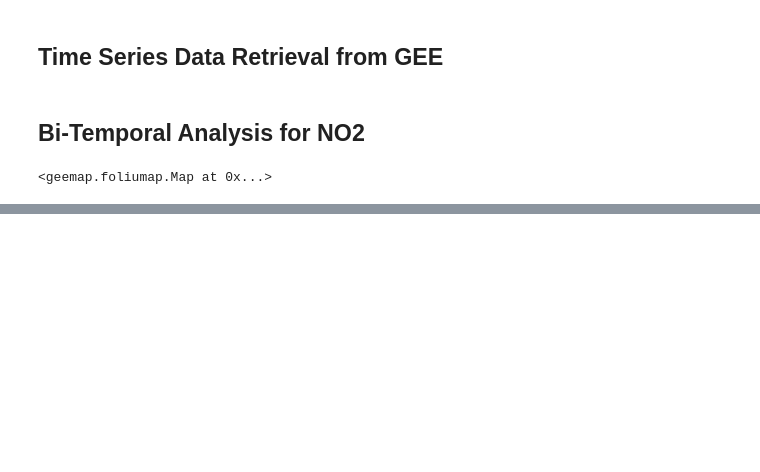
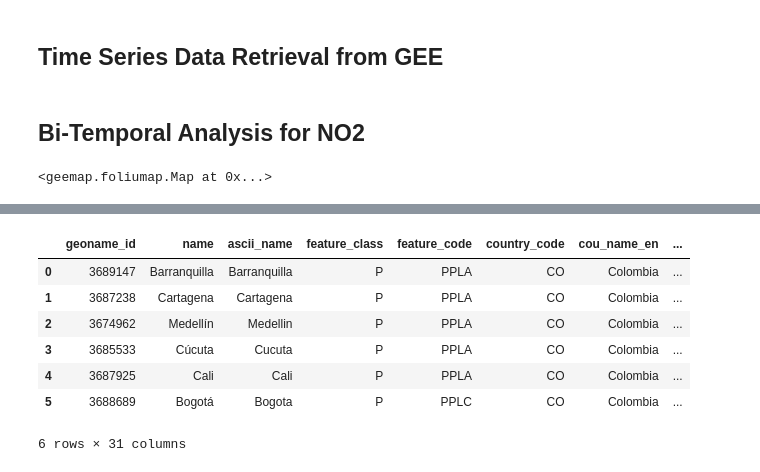
Before and after one commit to mdominguezd/AQ_Sent5P_TS_BFAST, a Jupyter notebook: AQ_GEE_DataRetrieval.ipynb, the cells around one changed output, grey strips where cells are left out. Drawn from its saved outputs; the diff is of its cells as text; code cells hidden in the pictures; blank space fills up the shorter version.

```diff
--- a/AQ_GEE_DataRetrieval.ipynb
+++ b/AQ_GEE_DataRetrieval.ipynb
@@ -79,8 +97,8 @@ city_names = cities['name'].values
 # Download the 12 Time Series from Google Earth Engine
 
 # Set dates and point of interest for filtering data
-start_date = '2018-07-01'
-end_date = '2022-07-01'
+start_date = '2020-01-01'
+end_date = '2020-12-31'
 
 for i in range(len(coords)):
 
@@ -109,17 +127,17 @@ for i in range(len(coords)):
     TS_PM =  get_TimeSeries(S_5P_PM, poi)
 
     # Export timeseries as csv files
-    TS_N.to_csv('output/TS/'+city_names[i]+'_NO2_TimeSeries.csv')
-    TS_S.to_csv('output/TS/'+city_names[i]+'_SO2_TimeSeries.csv')
-    TS_PM.to_csv('output/TS/'+city_names[i]+'_AER_TimeSeries.csv')
+    TS_N.to_csv('output/TS/'+city_names[i]+'_NO2_TimeSeries_2020.csv')
+    TS_S.to_csv('output/TS/'+city_names[i]+'_SO2_TimeSeries_2020.csv')
+    TS_PM.to_csv('output/TS/'+city_names[i]+'_AER_TimeSeries_2020.csv')
 # %% [markdown]
 ## Bi-Temporal Analysis for NO2
 # %%
-dates_2019 = ['2019-03-01', '2019-05-01']
+dates_2019 = ['2019-03-25', '2019-06-30']
 
-dates_2020 = ['2020-03-01', '2020-05-01']
+dates_2020 = ['2020-03-25', '2020-06-30']
 
-dates_2021 = ['2021-03-01', '2021-05-01']
+dates_2021 = ['2021-03-25', '2021-06-30']
 
 Study_Cities = ee.Geometry.MultiPoint(coords = list(coords.apply(lambda df: [df.iloc[0], df.iloc[1]], axis = 1)))
 
@@ -146,2 +188,42 @@ Map
 # %%
 Map.to_html(filename='output/NO2_AQ_Colombia.html', title='NO2_Colombia', width='100%', height='880px')
+# %%
+S_5P_S_2019 = ee.ImageCollection('COPERNICUS/S5P/OFFL/L3_SO2').filterBounds(Study_Cities).filterDate(dates_2019[0], dates_2019[1]).select('SO2_column_number_density').mean().clip(Study_Cities.buffer(10000))
+S_5P_S_2020 = ee.ImageCollection('COPERNICUS/S5P/OFFL/L3_SO2').filterBounds(Study_Cities).filterDate(dates_2020[0], dates_2020[1]).select('SO2_column_number_density').mean().clip(Study_Cities.buffer(10000))
+S_5P_S_2021 = ee.ImageCollection('COPERNICUS/S5P/OFFL/L3_SO2').filterBounds(Study_Cities).filterDate(dates_2021[0], dates_2021[1]).select('SO2_column_number_density').mean().clip(Study_Cities.buffer(10000))
+# %%
+def get_stats(image, year, contaminant):
+    NO2_mean = []
+    NO2_std = []
+
+    for i in range(len(cities)):
+        NO2_mean.append(list(image.reduceRegion(reducer = ee.Reducer.mean(),
+                                           scale = 1000,
+                                           geometry = ee.Geometry.Point(Study_Cities.coordinates().get(i)).buffer(10000)).getInfo().values())[0])
+
+        NO2_std.append(list(image.reduceRegion(reducer = ee.Reducer.stdDev(),
+                                               scale = 1000,
+                                               geometry = ee.Geometry.Point(Study_Cities.coordinates().get(i)).buffer(10000)).getInfo().values())[0])
+
+
+    cities[contaminant + '_'+year+'_mean'] = NO2_mean
+    cities[contaminant + '_'+year+'_std'] = NO2_std
+
+    return cities
+
+get_stats(S_5P_2019, '2019', 'NO2')
+get_stats(S_5P_2020, '2020', 'NO2')
+get_stats(S_5P_2021, '2021', 'NO2')
+
+get_stats(S_5P_S_2019, '2019', 'SO2')
+get_stats(S_5P_S_2020, '2020', 'SO2')
+get_stats(S_5P_S_2021, '2021', 'SO2')
+# %% [output]
+|  | geoname_id | name | ascii_name | feature_class | feature_code | country_code | cou_name_en | ... |
+| 0 | 3689147 | Barranquilla | Barranquilla | P | PPLA | CO | Colombia | ... |
+| 1 | 3687238 | Cartagena | Cartagena | P | PPLA | CO | Colombia | ... |
+| 2 | 3674962 | Medellín | Medellin | P | PPLA | CO | Colombia | ... |
+| 3 | 3685533 | Cúcuta | Cucuta | P | PPLA | CO | Colombia | ... |
+| 4 | 3687925 | Cali | Cali | P | PPLA | CO | Colombia | ... |
+| 5 | 3688689 | Bogotá | Bogota | P | PPLC | CO | Colombia | ... |
+6 rows × 31 columns
```
Also changed, not shown: parts of 7 cells of this notebook, 1 other file.
